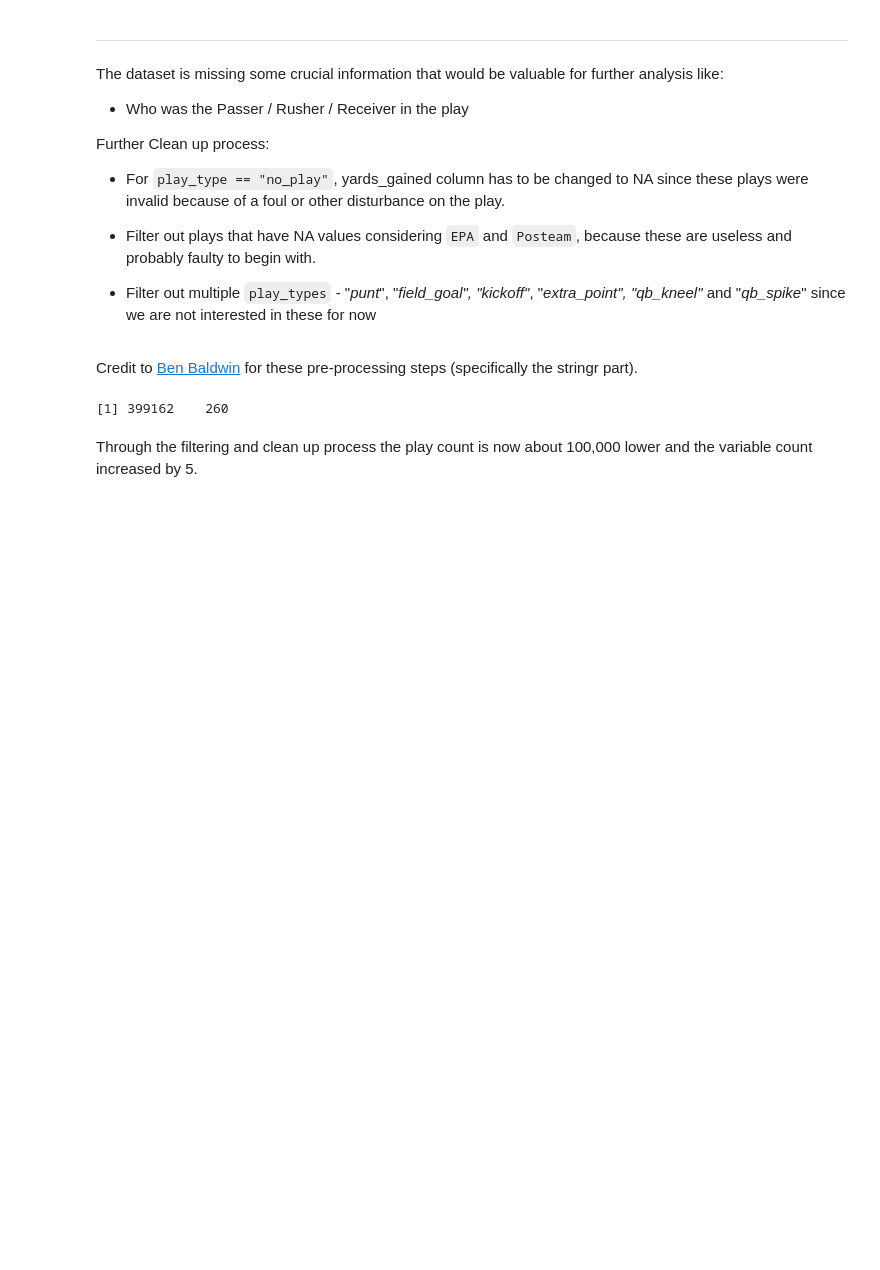
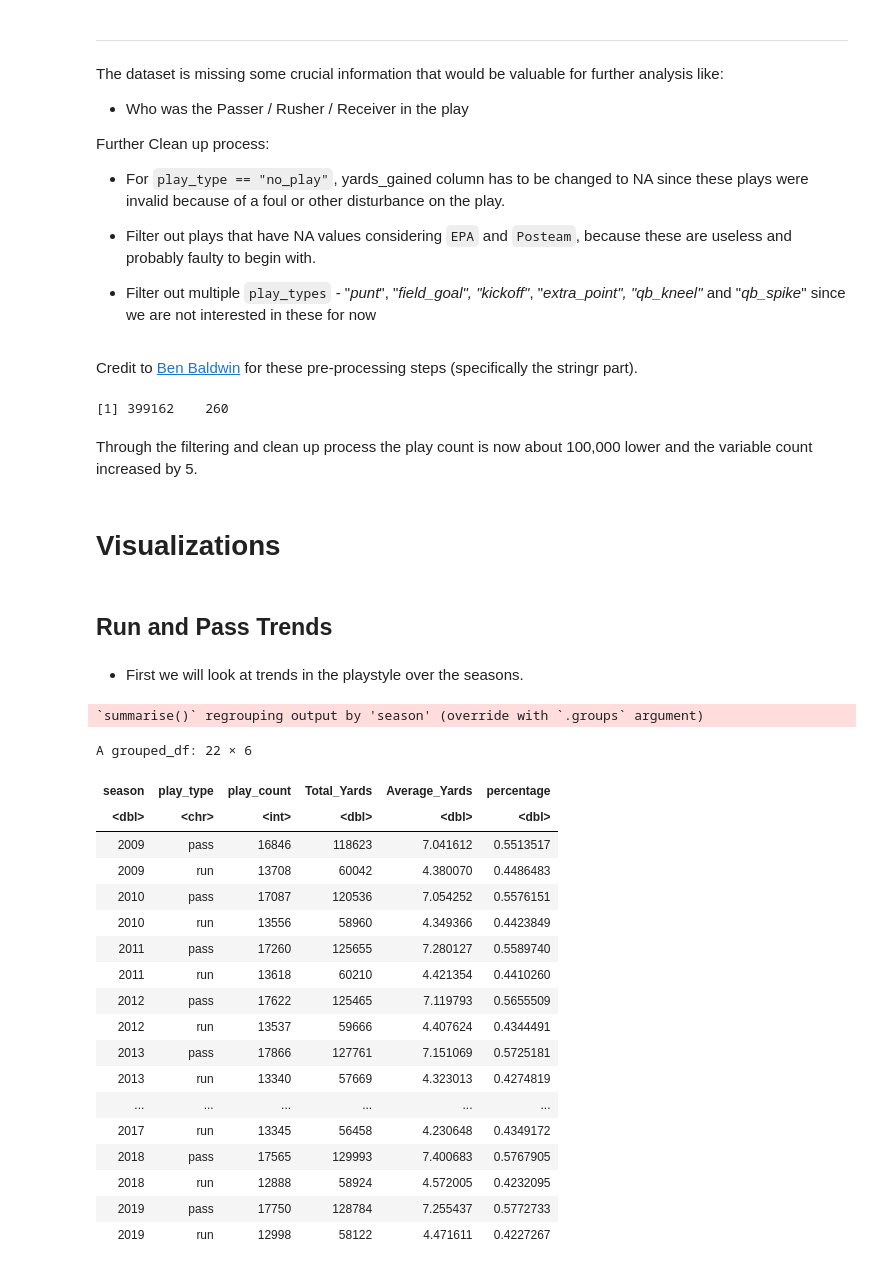
Before and after one commit to rennerm1/NFL-Data-Science-Project, a Jupyter notebook: NFL_Project.ipynb, the cells around one changed output. Drawn from its saved outputs; the diff is of its cells as text; code cells hidden in the pictures; blank space fills up the shorter version.

```diff
--- a/NFL_Project.ipynb
+++ b/NFL_Project.ipynb
@@ -339,3 +357,39 @@ dim(pbp_all_rp)
 [1] 399162    260
 # %% [markdown]
 Through the filtering and clean up process the play count is now about 100,000 lower and the variable count increased by 5.
+# %% [markdown]
+# Visualizations
+# %% [markdown]
+## Run and Pass Trends
+# %% [markdown]
+* First we will look at trends in the playstyle over the seasons.
+# %%
+pbp_all_rp %>%
+filter(play_type == "run" | play_type == "pass", !is.na(yards_gained), sack == 0) %>%
+group_by(season, play_type) %>%
+summarise(play_count = n(),
+          Total_Yards = sum(yards_gained),
+          Average_Yards = Total_Yards/play_count) %>%
+mutate(percentage = play_count / sum(play_count)) -> play_type_df
+play_type_df
+# %% [output]
+`summarise()` regrouping output by 'season' (override with `.groups` argument)
+A grouped_df: 22 × 6
+| season | play_type | play_count | Total_Yards | Average_Yards | percentage |
+| <dbl> | <chr> | <int> | <dbl> | <dbl> | <dbl> |
+| 2009 | pass | 16846 | 118623 | 7.041612 | 0.5513517 |
+| 2009 | run | 13708 | 60042 | 4.380070 | 0.4486483 |
+| 2010 | pass | 17087 | 120536 | 7.054252 | 0.5576151 |
+| 2010 | run | 13556 | 58960 | 4.349366 | 0.4423849 |
+| 2011 | pass | 17260 | 125655 | 7.280127 | 0.5589740 |
+| 2011 | run | 13618 | 60210 | 4.421354 | 0.4410260 |
+| 2012 | pass | 17622 | 125465 | 7.119793 | 0.5655509 |
+| 2012 | run | 13537 | 59666 | 4.407624 | 0.4344491 |
+| 2013 | pass | 17866 | 127761 | 7.151069 | 0.5725181 |
+| 2013 | run | 13340 | 57669 | 4.323013 | 0.4274819 |
+| ... | ... | ... | ... | ... | ... |
+| 2017 | run | 13345 | 56458 | 4.230648 | 0.4349172 |
+| 2018 | pass | 17565 | 129993 | 7.400683 | 0.5767905 |
+| 2018 | run | 12888 | 58924 | 4.572005 | 0.4232095 |
+| 2019 | pass | 17750 | 128784 | 7.255437 | 0.5772733 |
+| 2019 | run | 12998 | 58122 | 4.471611 | 0.4227267 |
```
Also changed, not shown: parts of 12 cells of this notebook.
